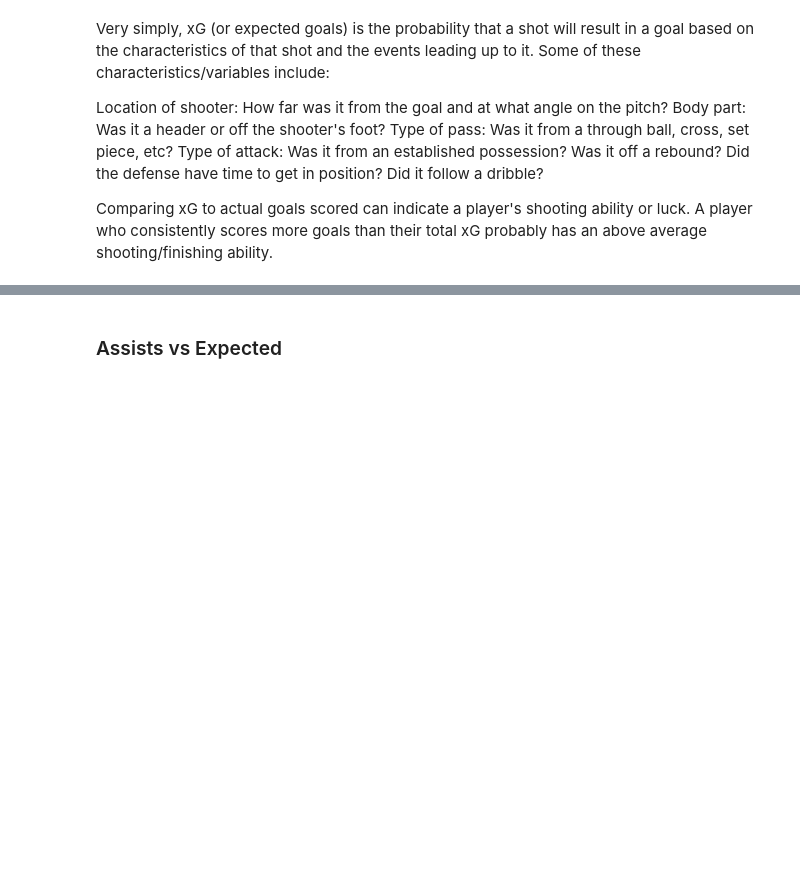
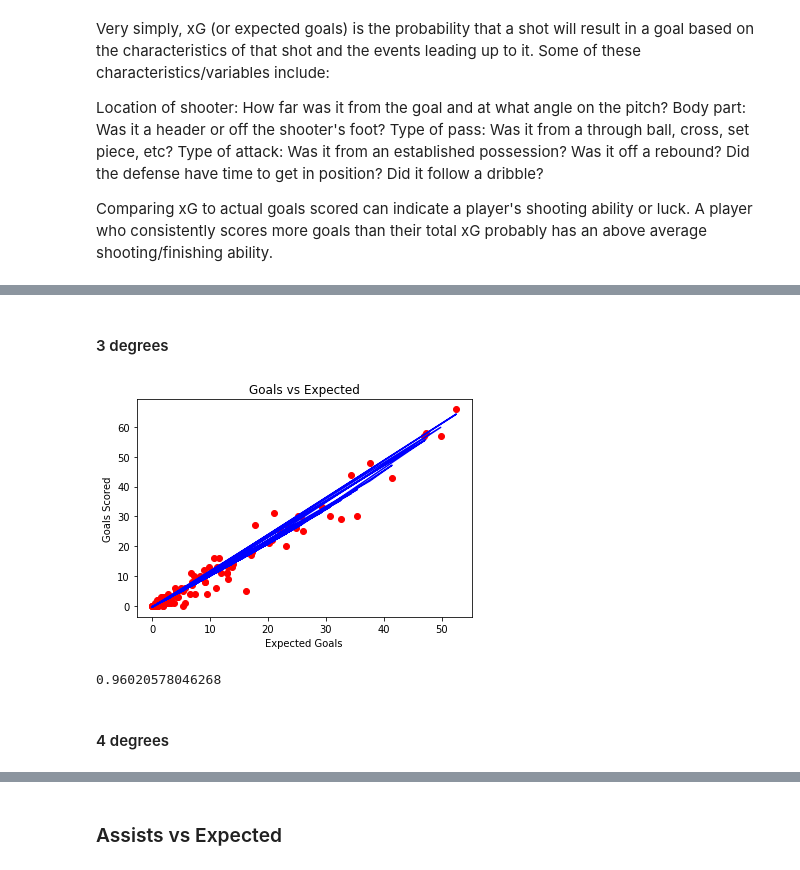
Before and after one commit to jbtrahin/soccer_masters, a Jupyter notebook: Forwards_Regression_Models.ipynb, the cells around one changed output, grey strips where cells are left out. Drawn from its saved outputs; the diff is of its cells as text; code cells hidden in the pictures; blank space fills up the shorter version.

```diff
--- a/Forwards_Regression_Models.ipynb
+++ b/Forwards_Regression_Models.ipynb
@@ -87,0 +98,15 @@ array([5.1321444])
+# %% [markdown]
+#### 3 degrees
+# %%
+poly_reg = PolynomialFeatures(degree=3)
+X_poly = poly_reg.fit_transform(X)
+pol_reg = LinearRegression()
+pol_reg.fit(X_poly, y)
+viz_polymonial()
+y_pred = pol_reg.predict(X_poly)
+print(r2_score(y, y_pred))
+# %% [output]
+[figure, added]
+0.96020578046268
+# %% [markdown]
+#### 4 degrees
```
Also changed, not shown: parts of 70 cells of this notebook.
